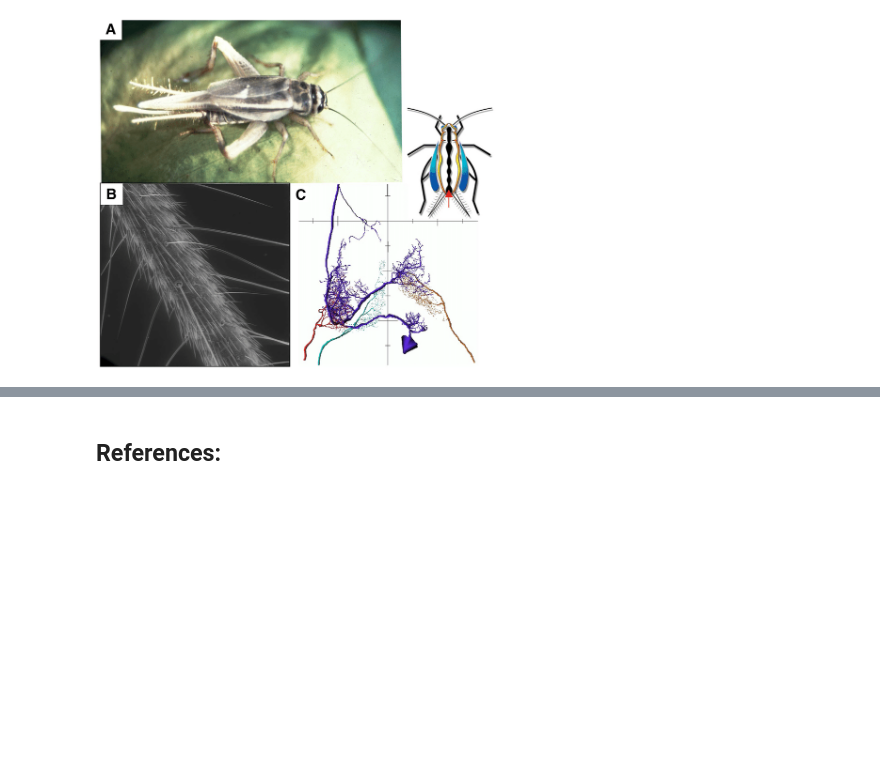
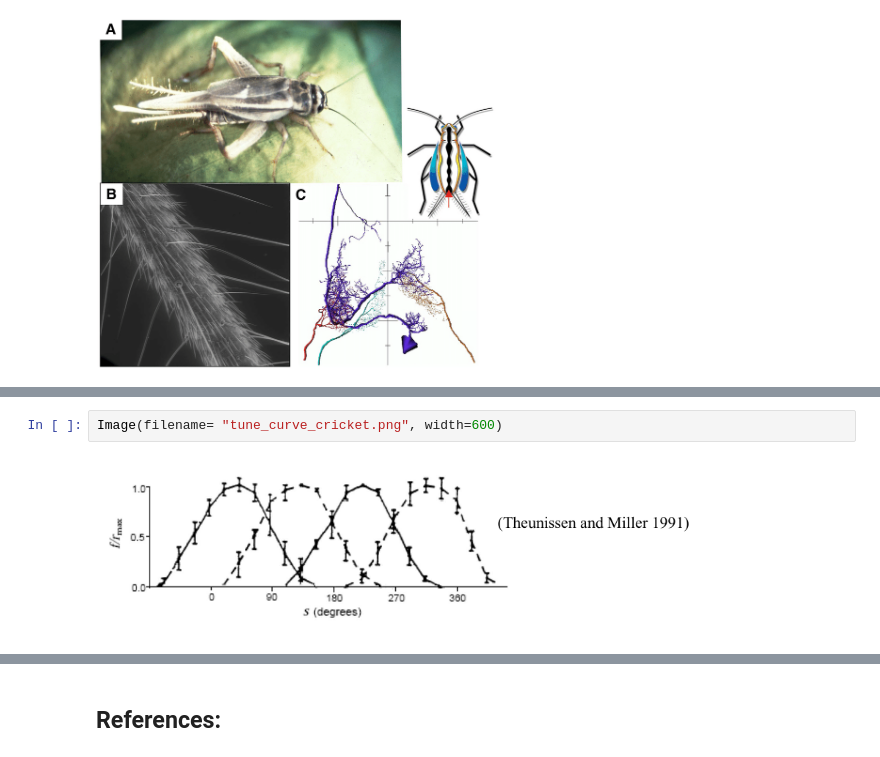
Before and after one commit to mhmdrdwn/com-neuro, a Jupyter notebook: week3.ipynb, the cells around one changed output, grey strips where cells are left out. Cells and saved outputs as stored; diff of their text form; blank space fills up the shorter version.

```diff
--- a/week3.ipynb
+++ b/week3.ipynb
@@ -39,0 +59,4 @@ Image(filename= "cricket.png", width=400)
+# %%
+Image(filename= "tune_curve_cricket.png", width=600)
+# %% [output]
+[figure, added]
```
Also changed, not shown: parts of 13 cells of this notebook.
